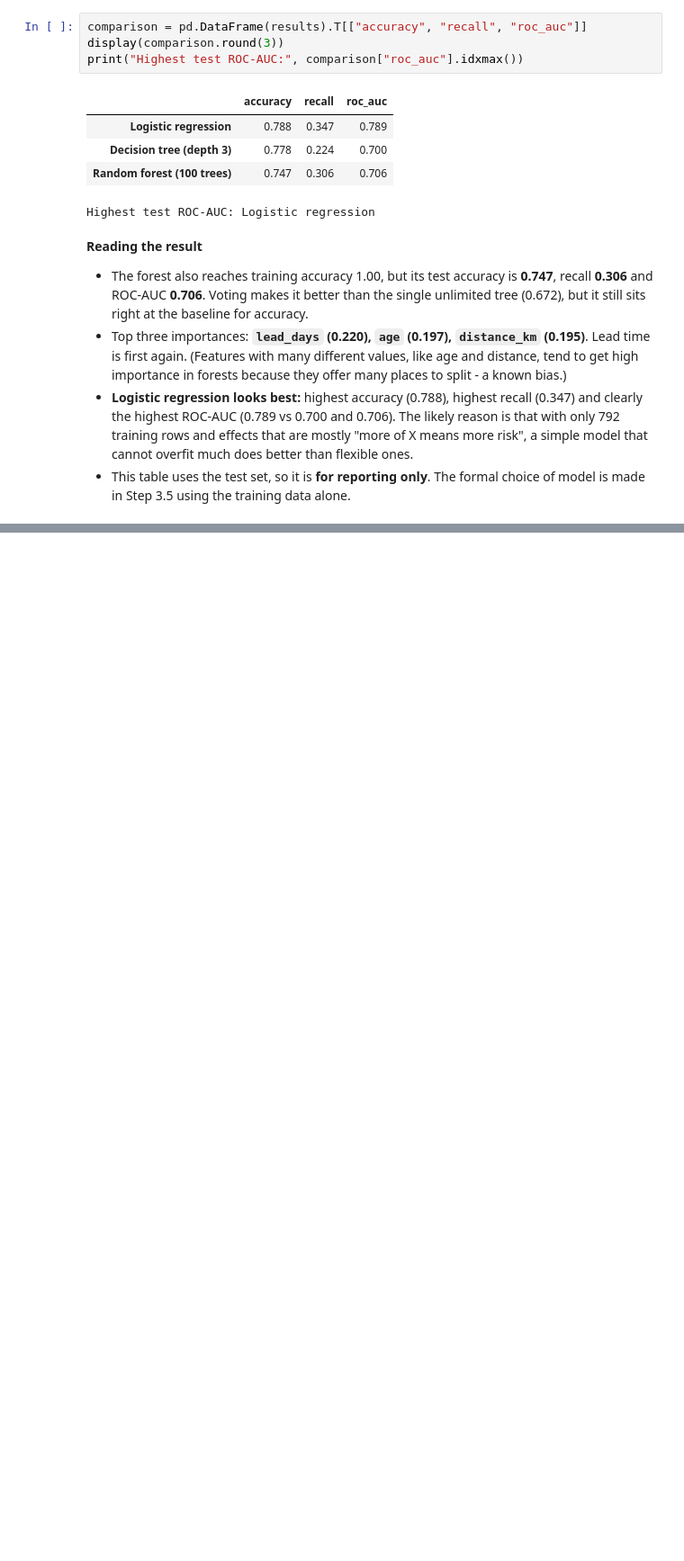
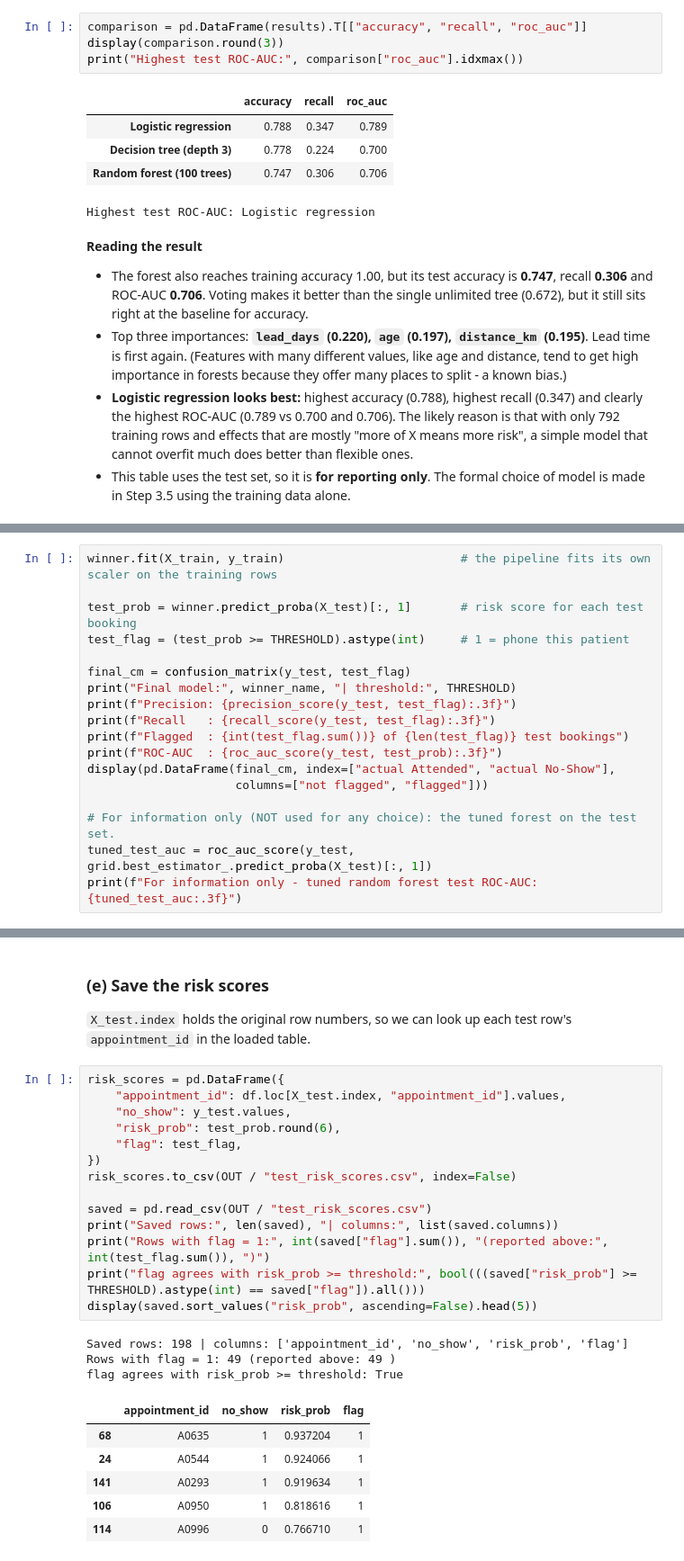
Before and after one commit to Advay4706/MASAI-CAPSTONE-PROJ, a Jupyter notebook: notebooks/03_model.ipynb, the cells around one changed output, grey strips where cells are left out. Shown at 90% size. Cells and saved outputs as stored; diff of their text form; blank space fills up the shorter version.

Commit message:
Step 3.5: tune with GridSearchCV, choose model and threshold by CV, final test and risk scores

```diff
--- a/notebooks/03_model.ipynb
+++ b/notebooks/03_model.ipynb
@@ -386,0 +513,18 @@ Highest test ROC-AUC: Logistic regression
+# %%
+winner.fit(X_train, y_train)                         # the pipeline fits its own scaler on the training rows
+
+test_prob = winner.predict_proba(X_test)[:, 1]       # risk score for each test booking
+test_flag = (test_prob >= THRESHOLD).astype(int)     # 1 = phone this patient
+
+final_cm = confusion_matrix(y_test, test_flag)
+print("Final model:", winner_name, "| threshold:", THRESHOLD)
+print(f"Precision: {precision_score(y_test, test_flag):.3f}")
+print(f"Recall   : {recall_score(y_test, test_flag):.3f}")
+print(f"Flagged  : {int(test_flag.sum())} of {len(test_flag)} test bookings")
+print(f"ROC-AUC  : {roc_auc_score(y_test, test_prob):.3f}")
+display(pd.DataFrame(final_cm, index=["actual Attended", "actual No-Show"],
+                     columns=["not flagged", "flagged"]))
+
+# For information only (NOT used for any choice): the tuned forest on the test set.
+tuned_test_auc = roc_auc_score(y_test, grid.best_estimator_.predict_proba(X_test)[:, 1])
+print(f"For information only - tuned random forest test ROC-AUC: {tuned_test_auc:.3f}")
@@ -386,0 +541,28 @@ Highest test ROC-AUC: Logistic regression
+# %% [markdown]
+### (e) Save the risk scores
+`X_test.index` holds the original row numbers, so we can look up each test row's
+`appointment_id` in the loaded table.
+# %%
+risk_scores = pd.DataFrame({
+    "appointment_id": df.loc[X_test.index, "appointment_id"].values,
+    "no_show": y_test.values,
+    "risk_prob": test_prob.round(6),
+    "flag": test_flag,
+})
+risk_scores.to_csv(OUT / "test_risk_scores.csv", index=False)
+
+saved = pd.read_csv(OUT / "test_risk_scores.csv")
+print("Saved rows:", len(saved), "| columns:", list(saved.columns))
+print("Rows with flag = 1:", int(saved["flag"].sum()), "(reported above:", int(test_flag.sum()), ")")
+print("flag agrees with risk_prob >= threshold:", bool(((saved["risk_prob"] >= THRESHOLD).astype(int) == saved["flag"]).all()))
+display(saved.sort_values("risk_prob", ascending=False).head(5))
+# %% [output]
+Saved rows: 198 | columns: ['appointment_id', 'no_show', 'risk_prob', 'flag']
+Rows with flag = 1: 49 (reported above: 49 )
+flag agrees with risk_prob >= threshold: True
+|  | appointment_id | no_show | risk_prob | flag |
+| 68 | A0635 | 1 | 0.937204 | 1 |
+| 24 | A0544 | 1 | 0.924066 | 1 |
+| 141 | A0293 | 1 | 0.919634 | 1 |
+| 106 | A0950 | 1 | 0.818616 | 1 |
+| 114 | A0996 | 0 | 0.766710 | 1 |
```
Also changed, not shown: parts of 10 cells of this notebook, 1 other file.
